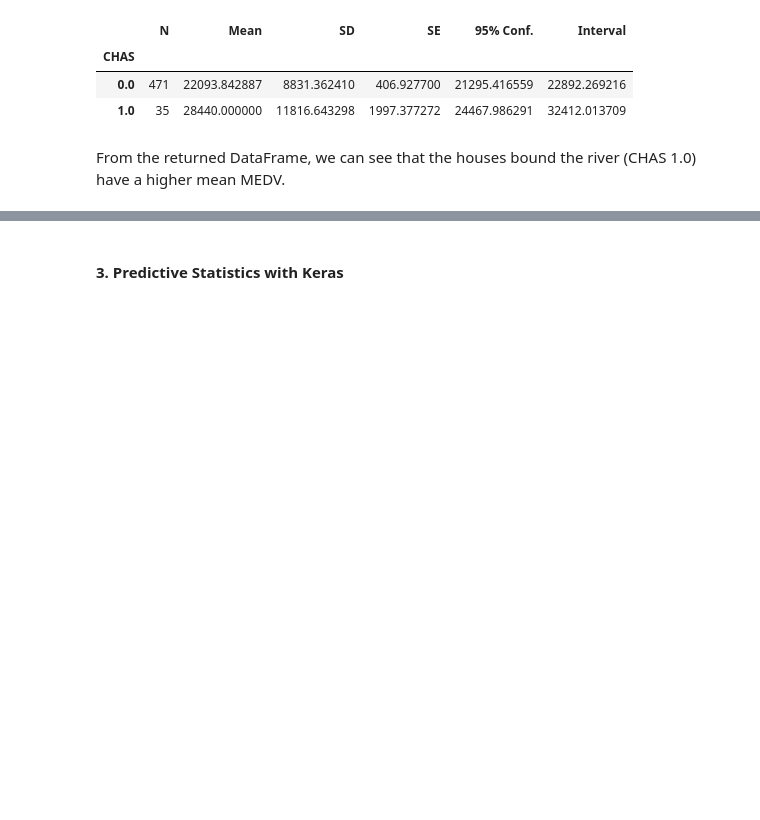
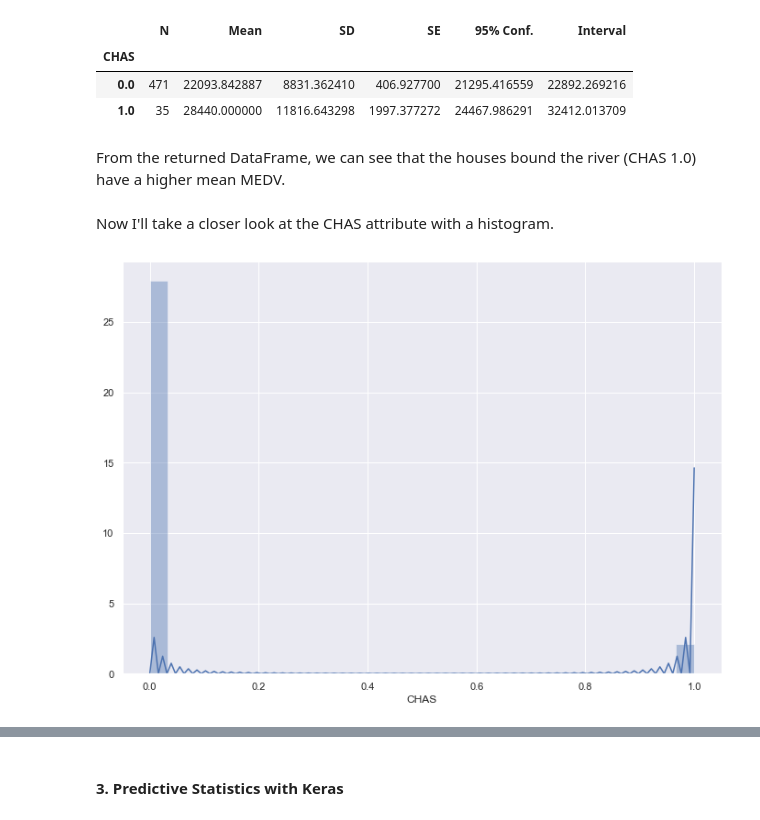
Before and after one commit to patmcdonald/MLandStatistics2019-Project, a Jupyter notebook: Boston Dataset Project.ipynb, the cells around one changed output, grey strips where cells are left out. Drawn from its saved outputs; the diff is of its cells as text; code cells hidden in the pictures; blank space fills up the shorter version.

Commit message:
infer graphs

```diff
--- a/Boston Dataset Project.ipynb
+++ b/Boston Dataset Project.ipynb
@@ -253,3 +250,11 @@ rp.summary_cont(df_boston['MEDV'].groupby(df_boston['CHAS']))
 | 1.0 | 35 | 28440.000000 | 11816.643298 | 1997.377272 | 24467.986291 | 32412.013709 |
 # %% [markdown]
 From the returned DataFrame, we can see that the houses bound the river (CHAS 1.0) have a higher mean MEDV.
+# %% [markdown]
+Now I'll take a closer look at the CHAS attribute with a histogram.
+# %%
+sns.set(rc={'figure.figsize':(11.7,8.27)})
+sns.distplot(df_boston['CHAS'], bins=30)
+plt.show()
+# %% [output]
+[figure, added]
```
Also changed, not shown: parts of 5 cells of this notebook.
